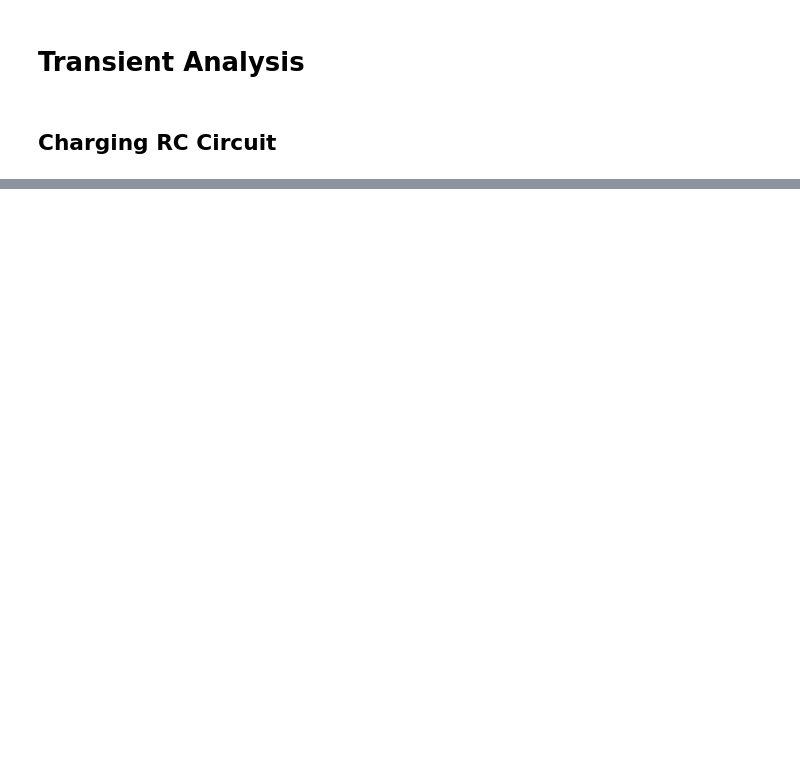
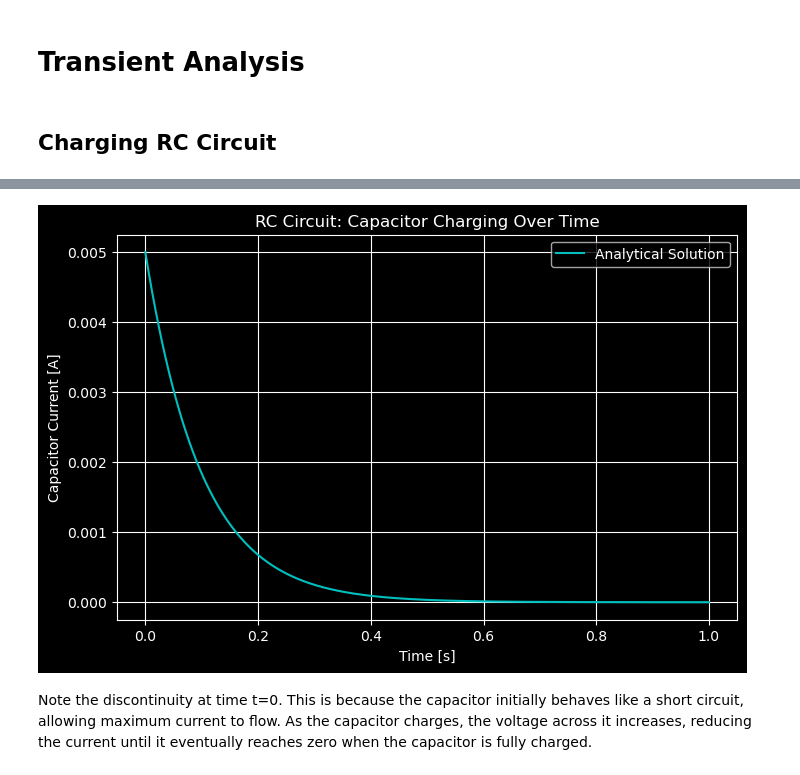
Before and after one commit to mlp6/Biomedical-Electronic-Measurements, a Jupyter notebook: notebooks/transient_analysis.ipynb, the cells around one changed output, grey strips where cells are left out. Drawn from its saved outputs; the diff is of its cells as text; code cells hidden in the pictures; blank space fills up the shorter version.

Commit message:
add current in charging RC ckt

```diff
--- a/notebooks/transient_analysis.ipynb
+++ b/notebooks/transient_analysis.ipynb
@@ -41,0 +50,17 @@ plt.show()
+# %%
+Ic_analytical = (Vs / R) * np.exp(-solution.t / (R * C))
+
+# --- Plot ---
+plt.figure(figsize=(8,5))
+# plt.plot(solution.t, solution.y[0], 'b', label='Numerical Solution')
+plt.plot(solution.t, Ic_analytical, 'c', label='Analytical Solution')
+plt.title('RC Circuit: Capacitor Charging Over Time')
+plt.xlabel('Time [s]')
+plt.ylabel('Capacitor Current [A]')
+plt.grid(True)
+plt.legend()
+plt.show()
+# %% [output]
+[figure, added]
+# %% [markdown]
+Note the discontinuity at time t=0. This is because the capacitor initially behaves like a short circuit, allowing maximum current to flow. As the capacitor charges, the voltage across it increases, reducing the current until it eventually reaches zero when the capacitor is fully charged.
```
Also changed, not shown: parts of 2 cells of this notebook.
